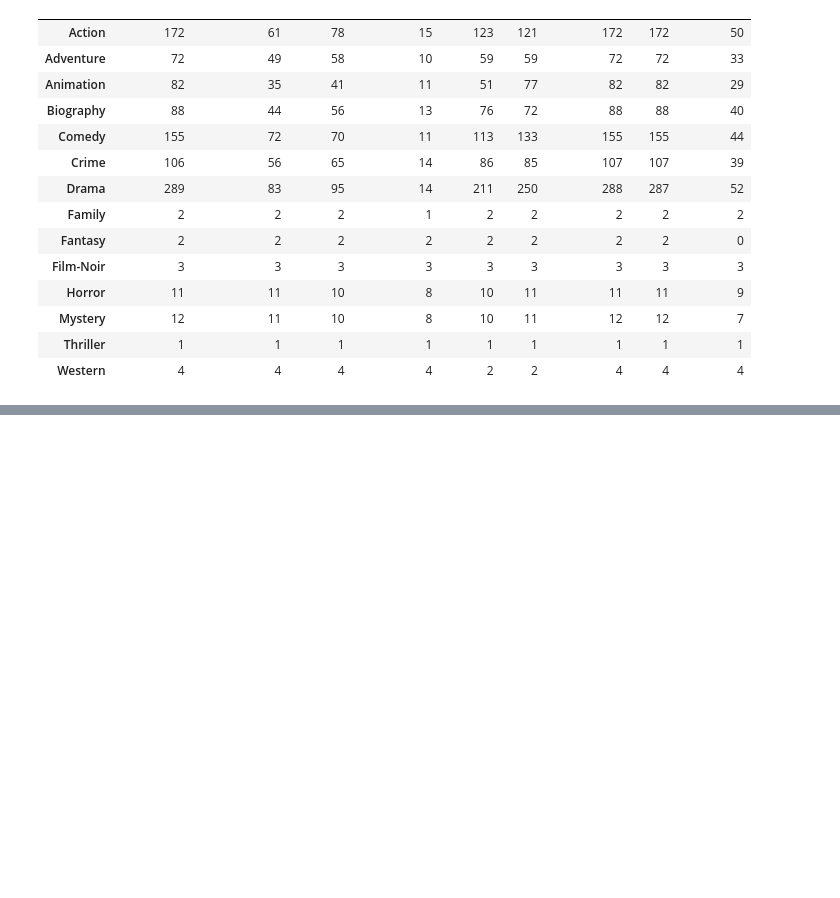
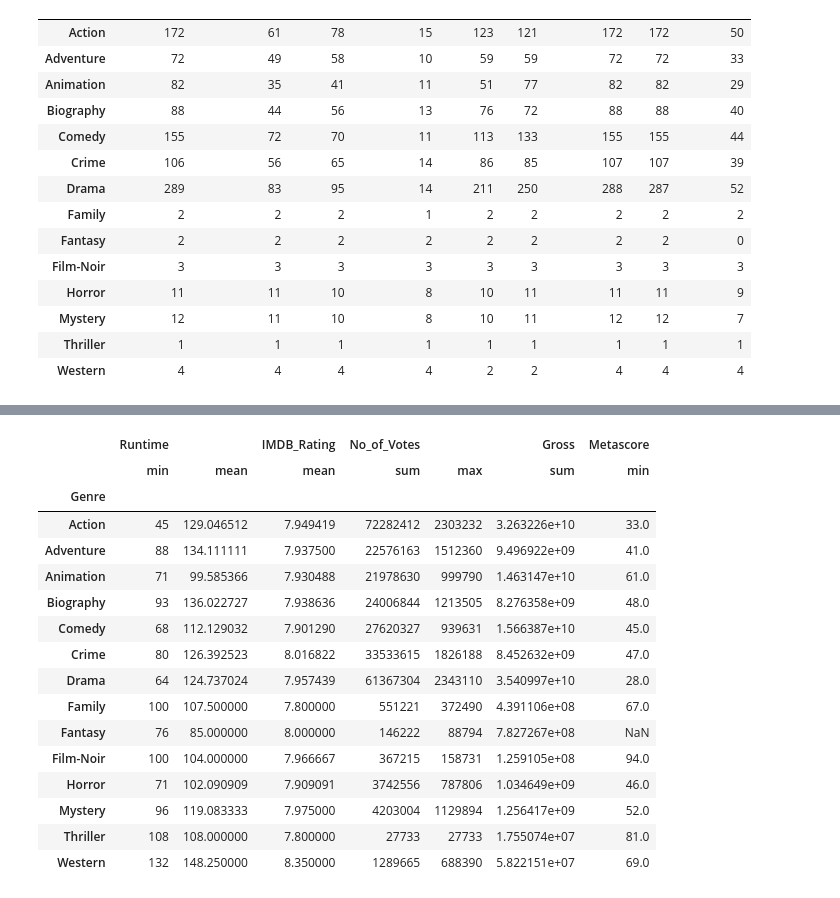
Before and after one commit to MhoOmm/ML_Learning, a Jupyter notebook: Pandas/Dataframe/groupBy/groupByAttr&Methods.ipynb, the cells around one changed output, grey strips where cells are left out. Drawn from its saved outputs; the diff is of its cells as text; code cells hidden in the pictures; blank space fills up the shorter version.

```diff
--- a/Pandas/Dataframe/groupBy/groupByAttr&Methods.ipynb
+++ b/Pandas/Dataframe/groupBy/groupByAttr&Methods.ipynb
@@ -153,0 +194,29 @@ genres.nunique()
+# %%
+# Adding both the syntax
+genres.agg(
+    {
+        'Runtime':['min','mean'],
+        'IMDB_Rating':'mean',
+        'No_of_Votes':['sum','max'],
+        'Gross':'sum',
+        'Metascore':'min'
+    }
+)
+# %% [output]
+|  | Runtime |  | IMDB_Rating | No_of_Votes |  | Gross | Metascore |
+|  | min | mean | mean | sum | max | sum | min |
+| Genre |  |  |  |  |  |  |  |
+| Action | 45 | 129.046512 | 7.949419 | 72282412 | 2303232 | 3.263226e+10 | 33.0 |
+| Adventure | 88 | 134.111111 | 7.937500 | 22576163 | 1512360 | 9.496922e+09 | 41.0 |
+| Animation | 71 | 99.585366 | 7.930488 | 21978630 | 999790 | 1.463147e+10 | 61.0 |
+| Biography | 93 | 136.022727 | 7.938636 | 24006844 | 1213505 | 8.276358e+09 | 48.0 |
+| Comedy | 68 | 112.129032 | 7.901290 | 27620327 | 939631 | 1.566387e+10 | 45.0 |
+| Crime | 80 | 126.392523 | 8.016822 | 33533615 | 1826188 | 8.452632e+09 | 47.0 |
+| Drama | 64 | 124.737024 | 7.957439 | 61367304 | 2343110 | 3.540997e+10 | 28.0 |
+| Family | 100 | 107.500000 | 7.800000 | 551221 | 372490 | 4.391106e+08 | 67.0 |
+| Fantasy | 76 | 85.000000 | 8.000000 | 146222 | 88794 | 7.827267e+08 | NaN |
+| Film-Noir | 100 | 104.000000 | 7.966667 | 367215 | 158731 | 1.259105e+08 | 94.0 |
+| Horror | 71 | 102.090909 | 7.909091 | 3742556 | 787806 | 1.034649e+09 | 46.0 |
+| Mystery | 96 | 119.083333 | 7.975000 | 4203004 | 1129894 | 1.256417e+09 | 52.0 |
+| Thriller | 108 | 108.000000 | 7.800000 | 27733 | 27733 | 1.755074e+07 | 81.0 |
+| Western | 132 | 148.250000 | 8.350000 | 1289665 | 688390 | 5.822151e+07 | 69.0 |
```
Also changed, not shown: parts of 8 cells of this notebook, 12 other files.
